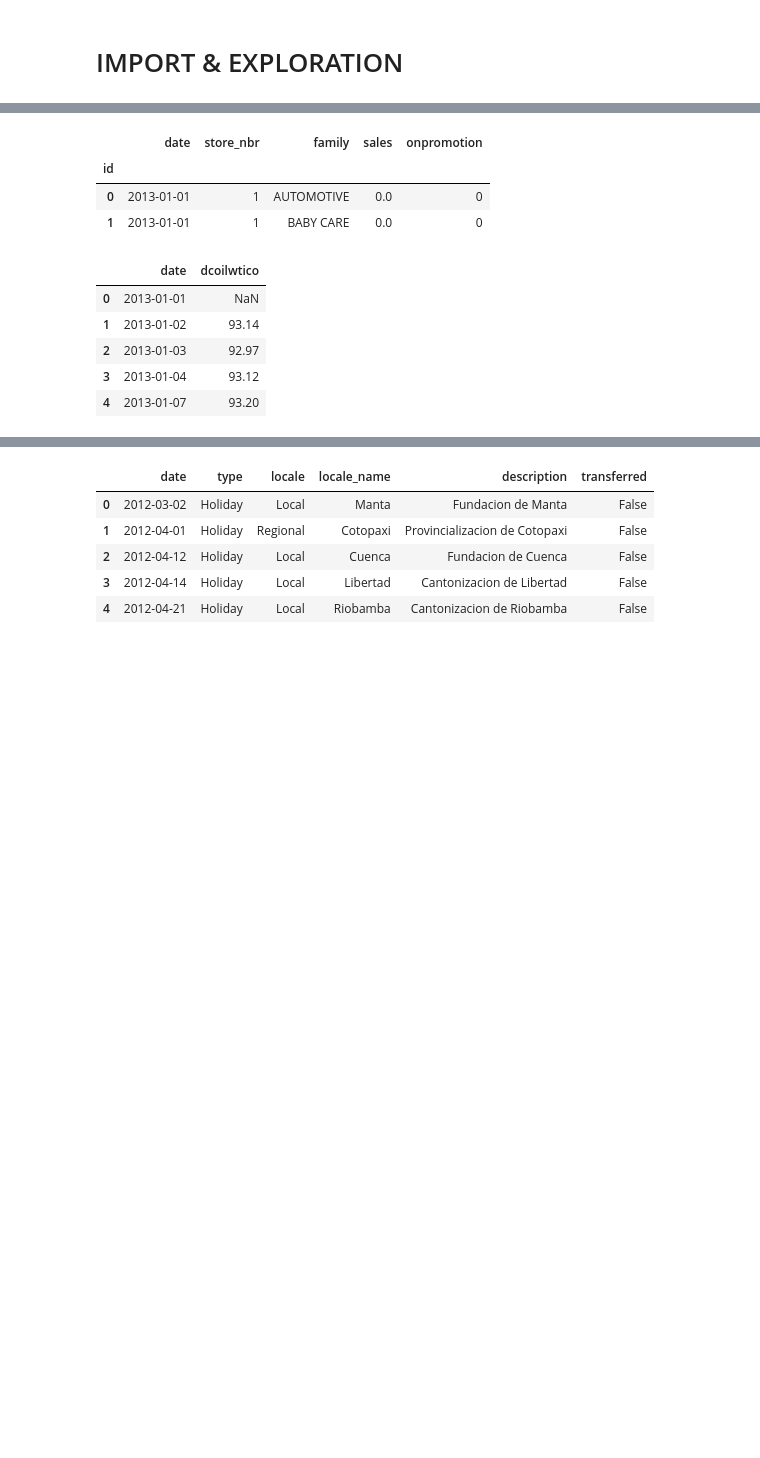
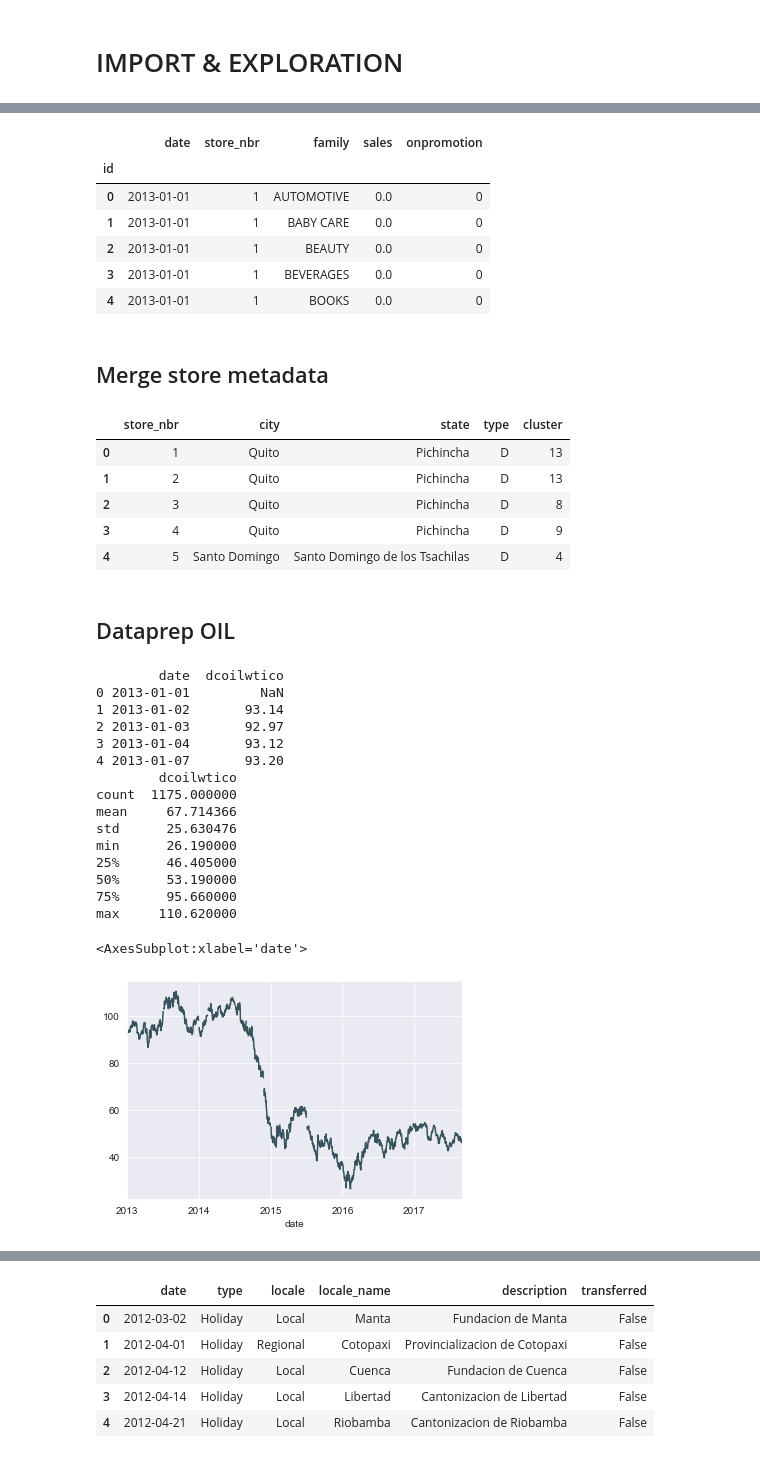
Before and after one commit to ViniciusKos/forecast_sales, a Jupyter notebook: automl.ipynb, the cells around one changed output, grey strips where cells are left out. Drawn from its saved outputs; the diff is of its cells as text; code cells hidden in the pictures; blank space fills up the shorter version.

```diff
--- a/automl.ipynb
+++ b/automl.ipynb
@@ -97,6 +85,6 @@ Downloading transactions.csv.zip to P:\Python\Projetos Python\Forescast Sales
 # %%
 train=pd.read_csv(r"data/train.csv.zip",index_col='id',parse_dates=['date'])
-oil=pd.read_csv(r"data/oil.csv")
-hol=pd.read_csv(r"data/holidays_events.csv")
+oil=pd.read_csv(r"data/oil.csv",parse_dates=['date'])
+hol=pd.read_csv(r"data/holidays_events.csv",parse_dates=['date'])
 stores=pd.read_csv("data/stores.csv")
 test=pd.read_csv("data/test.csv",index_col='id',parse_dates=['date'])
@@ -103,16 +105,45 @@ test=pd.read_csv("data/test.csv",index_col='id',parse_dates=['date'])
 # %%
-train.head(2)
+train.head()
 # %% [output]
 |  | date | store_nbr | family | sales | onpromotion |
 | id |  |  |  |  |  |
 | 0 | 2013-01-01 | 1 | AUTOMOTIVE | 0.0 | 0 |
 | 1 | 2013-01-01 | 1 | BABY CARE | 0.0 | 0 |
+| 2 | 2013-01-01 | 1 | BEAUTY | 0.0 | 0 |
+| 3 | 2013-01-01 | 1 | BEVERAGES | 0.0 | 0 |
+| 4 | 2013-01-01 | 1 | BOOKS | 0.0 | 0 |
+# %% [markdown]
+## Merge store metadata
 # %%
-oil.head()
+stores.head()
 # %% [output]
-|  | date | dcoilwtico |
-| 0 | 2013-01-01 | NaN |
-| 1 | 2013-01-02 | 93.14 |
-| 2 | 2013-01-03 | 92.97 |
-| 3 | 2013-01-04 | 93.12 |
-| 4 | 2013-01-07 | 93.20 |
+|  | store_nbr | city | state | type | cluster |
+| 0 | 1 | Quito | Pichincha | D | 13 |
+| 1 | 2 | Quito | Pichincha | D | 13 |
+| 2 | 3 | Quito | Pichincha | D | 8 |
+| 3 | 4 | Quito | Pichincha | D | 9 |
+| 4 | 5 | Santo Domingo | Santo Domingo de los Tsachilas | D | 4 |
+# %% [markdown]
+## Dataprep OIL
+# %%
+print(oil.head())
+print(oil.describe())
+oil.set_index('date')['dcoilwtico'].plot()
+# %% [output]
+        date  dcoilwtico
+0 2013-01-01         NaN
+1 2013-01-02       93.14
+2 2013-01-03       92.97
+3 2013-01-04       93.12
+4 2013-01-07       93.20
+        dcoilwtico
+count  1175.000000
+mean     67.714366
+std      25.630476
+min      26.190000
+25%      46.405000
+50%      53.190000
+75%      95.660000
+max     110.620000
+<AxesSubplot:xlabel='date'>
+[figure, added]
```
Also changed, not shown: parts of 46 cells of this notebook.
